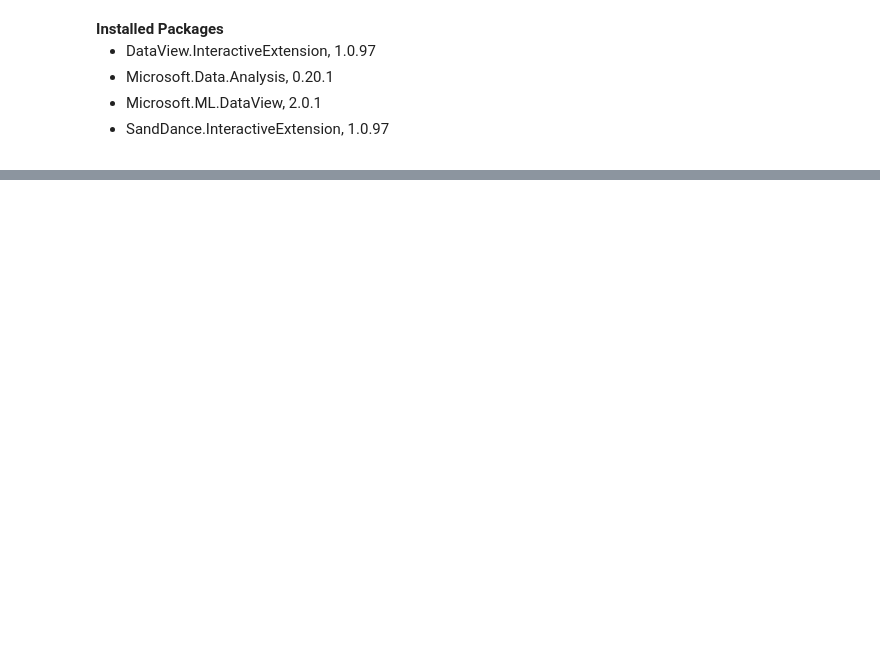
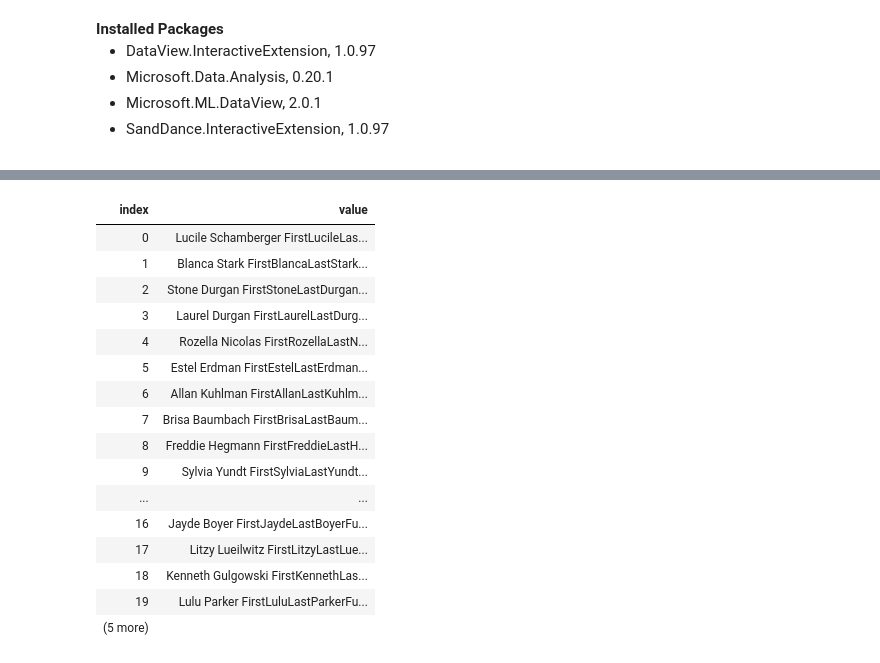
Before and after one commit to IntegerMan/PolyglotNotebookTalk, a Jupyter notebook: 02_Polyglot/14_SandDance.ipynb, the cells around one changed output, grey strips where cells are left out. Cells and saved outputs as stored; diff of their text form; code cells hidden in the pictures; blank space fills up the shorter version.

```diff
--- a/02_Polyglot/14_SandDance.ipynb
+++ b/02_Polyglot/14_SandDance.ipynb
@@ -28,0 +65,32 @@ ratings.ToTabularDataResource().ExploreWithSandDance().Display();
+# %%
+using Bogus;
+
+var faker = new Faker<Person>()
+    .RuleFor(p => p.First, (f, p) => f.Name.FirstName())
+    .RuleFor(p => p.Last, (f, p) => f.Name.LastName())
+    .RuleFor(p => p.Phone, (f, p) => f.Phone.PhoneNumber())
+    .RuleFor(p => p.Email, (f, p) => f.Internet.Email(p.First, p.Last));
+
+List<Person> people = new();
+for (int i = 0; i < 25; i++) {
+    people.Add(faker.Generate());
+}
+people
+# %% [output]
+| index | value |
+| 0 | Lucile Schamberger FirstLucileLas... |
+| 1 | Blanca Stark FirstBlancaLastStark... |
+| 2 | Stone Durgan FirstStoneLastDurgan... |
+| 3 | Laurel Durgan FirstLaurelLastDurg... |
+| 4 | Rozella Nicolas FirstRozellaLastN... |
+| 5 | Estel Erdman FirstEstelLastErdman... |
+| 6 | Allan Kuhlman FirstAllanLastKuhlm... |
+| 7 | Brisa Baumbach FirstBrisaLastBaum... |
+| 8 | Freddie Hegmann FirstFreddieLastH... |
+| 9 | Sylvia Yundt FirstSylviaLastYundt... |
+| ... | ... |
+| 16 | Jayde Boyer FirstJaydeLastBoyerFu... |
+| 17 | Litzy Lueilwitz FirstLitzyLastLue... |
+| 18 | Kenneth Gulgowski FirstKennethLas... |
+| 19 | Lulu Parker FirstLuluLastParkerFu... |
+| (5 more) |  |
```
Also changed, not shown: parts of 14 cells of this notebook, 6 other files.
